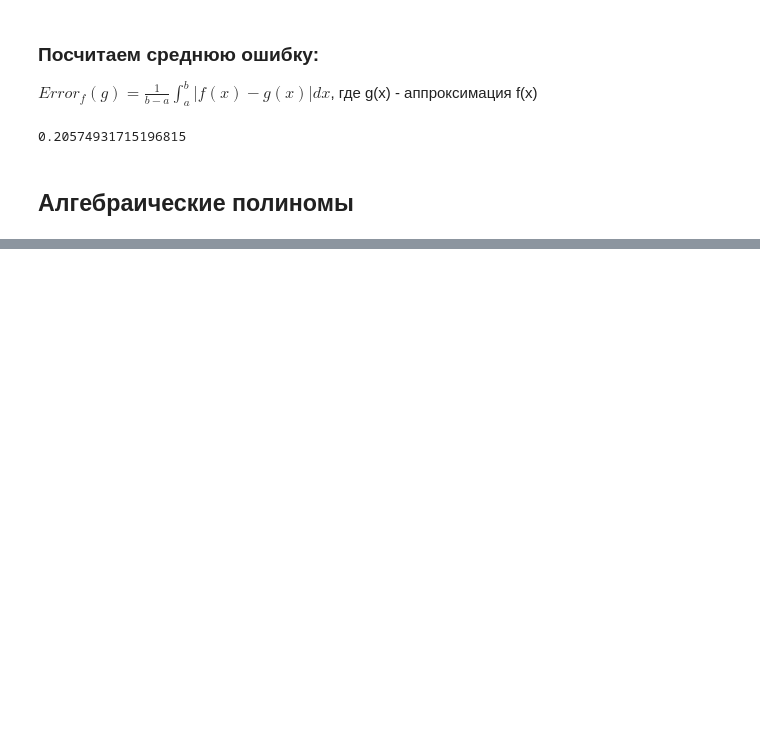
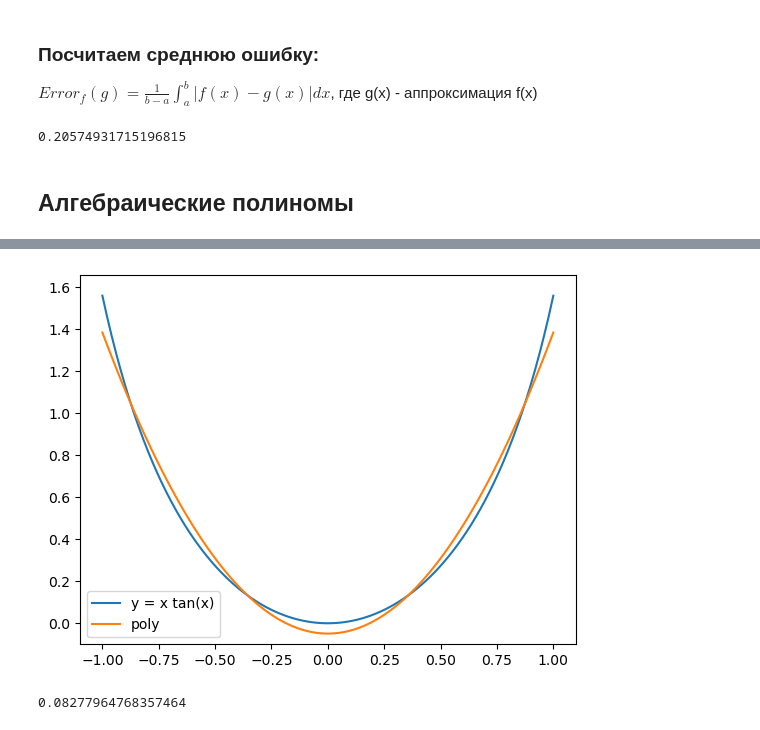
Before and after one commit to oakhmetkin/univer_proga, a Jupyter notebook: semestr4/Num_Methods_Task3.ipynb, the cells around one changed output, grey strips where cells are left out. Drawn from its saved outputs; the diff is of its cells as text; code cells hidden in the pictures; blank space fills up the shorter version.

```diff
--- a/semestr4/Num_Methods_Task3.ipynb
+++ b/semestr4/Num_Methods_Task3.ipynb
@@ -123,0 +144,34 @@ quad(lambda x: abs(f(x) - P_integ(x)), -1, 1)[0]
+# %%
+def get_lezh_poly(coefs):
+
+    def poly(x):
+        res = 0
+
+        for deg, c in enumerate(coefs):
+            res += c * lezh(x, deg)
+
+        return res
+
+    return poly
+# %%
+a = []
+for k in range(n + 1):
+    v1 = quad(lambda x, k: f(x) * lezh(x, k), -1, 1, args=(k))[0]
+    v2 = quad(lambda x, k: lezh(x, k)**2, -1, 1, args=(k))[0]
+    a.append(v1 / v2)
+
+P_integ = get_lezh_poly(a)
+# %%
+X = np.linspace(-1, 1, 100)
+
+plt.plot(X, f(X), label='y = x tan(x)')
+plt.plot(X, P_integ(X), label='poly')
+
+plt.ylim(y_lim)
+_ = plt.legend()
+# %% [output]
+[figure, added]
+# %%
+quad(lambda x: abs(f(x) - P_integ(x)), -1, 1)[0]
+# %% [output]
+0.08277964768357464
```
Also changed, not shown: parts of 7 cells of this notebook.
